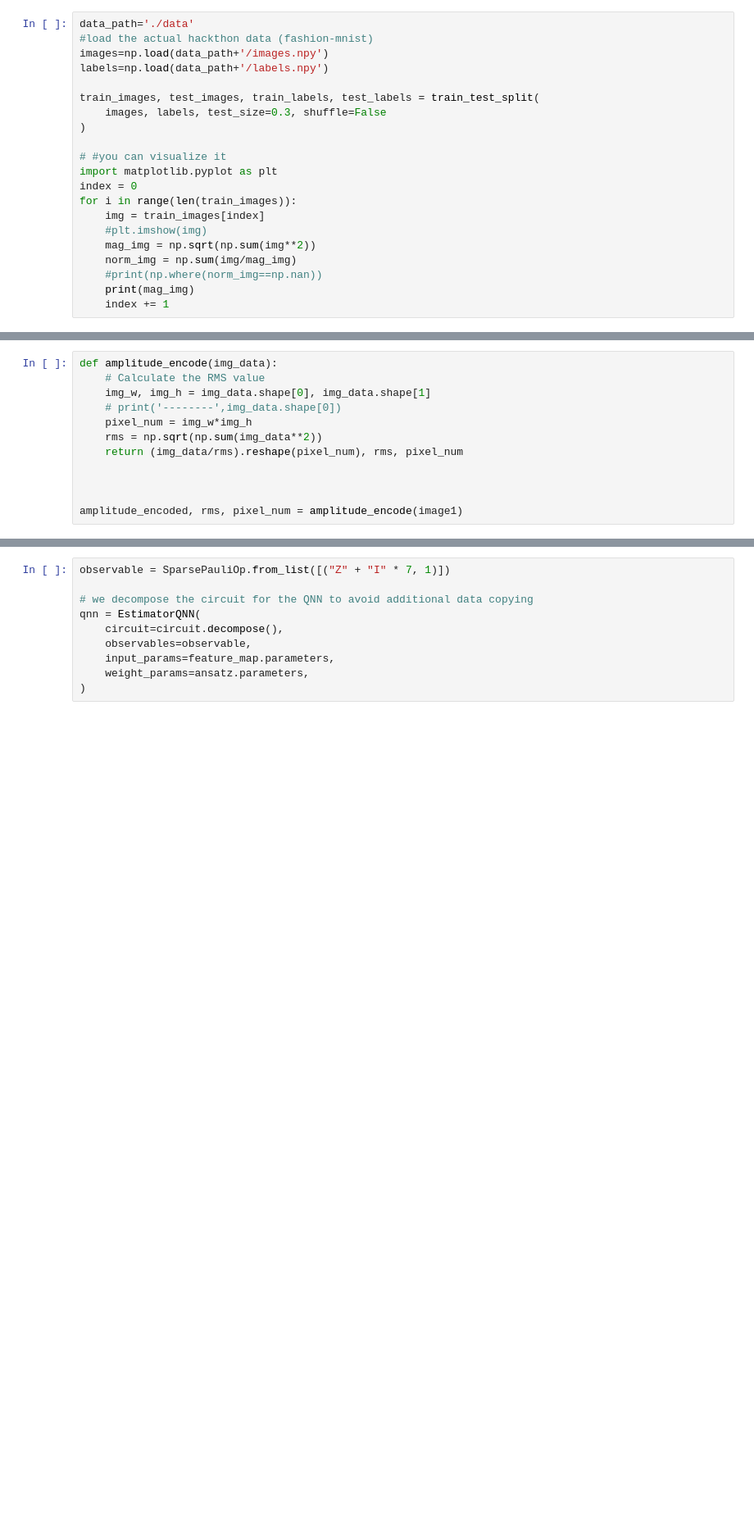
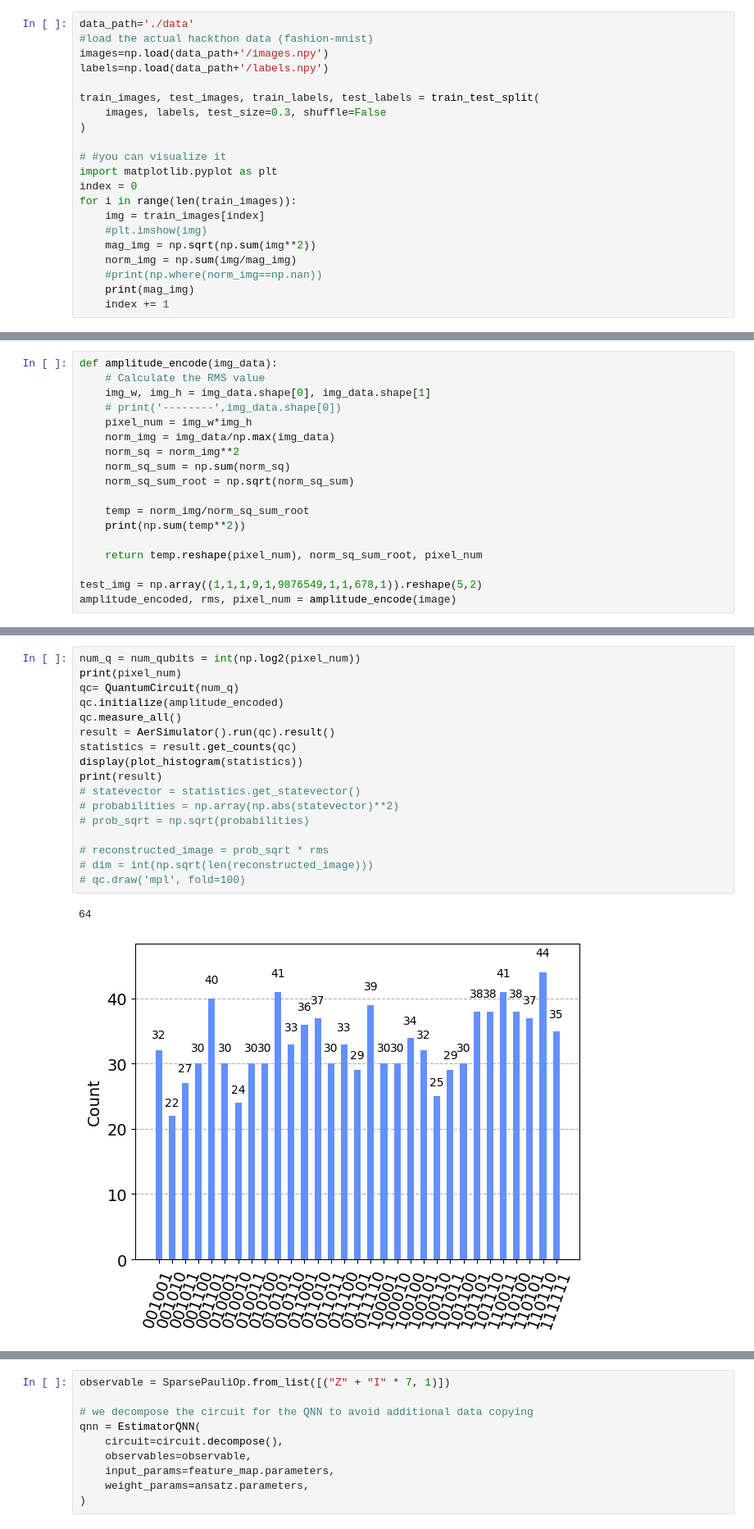
Before and after one commit to el-dAna/QC, a Jupyter notebook: hacathons/image_encoding.ipynb, the cells around one changed output, grey strips where cells are left out. Shown at 82% size. Cells and saved outputs as stored; diff of their text form; blank space fills up the shorter version.

Commit message:
decoding dummy image at tandogan

```diff
--- a/hacathons/image_encoding.ipynb
+++ b/hacathons/image_encoding.ipynb
@@ -126,9 +131,15 @@ def amplitude_encode(img_data):
     img_w, img_h = img_data.shape[0], img_data.shape[1]
     # print('--------',img_data.shape[0])
     pixel_num = img_w*img_h
-    rms = np.sqrt(np.sum(img_data**2))
-    return (img_data/rms).reshape(pixel_num), rms, pixel_num
+    norm_img = img_data/np.max(img_data)
+    norm_sq = norm_img**2
+    norm_sq_sum = np.sum(norm_sq)
+    norm_sq_sum_root = np.sqrt(norm_sq_sum)
 
+    temp = norm_img/norm_sq_sum_root
+    print(np.sum(temp**2))
 
+    return temp.reshape(pixel_num), norm_sq_sum_root, pixel_num
 
-amplitude_encoded, rms, pixel_num = amplitude_encode(image1)
+test_img = np.array((1,1,1,9,1,9876549,1,1,678,1)).reshape(5,2)
+amplitude_encoded, rms, pixel_num = amplitude_encode(image)
@@ -138,0 +148,20 @@ array([[0, 1],
+# %%
+num_q = num_qubits = int(np.log2(pixel_num))
+print(pixel_num)
+qc= QuantumCircuit(num_q)
+qc.initialize(amplitude_encoded)
+qc.measure_all()
+result = AerSimulator().run(qc).result()
+statistics = result.get_counts(qc)
+display(plot_histogram(statistics))
+print(result)
+# statevector = statistics.get_statevector()
+# probabilities = np.array(np.abs(statevector)**2)
+# prob_sqrt = np.sqrt(probabilities)
+
+# reconstructed_image = prob_sqrt * rms
+# dim = int(np.sqrt(len(reconstructed_image)))
+# qc.draw('mpl', fold=100)
+# %% [output]
+64
+[figure, added]
```
Also changed, not shown: parts of 6 cells of this notebook, 1 other file.
